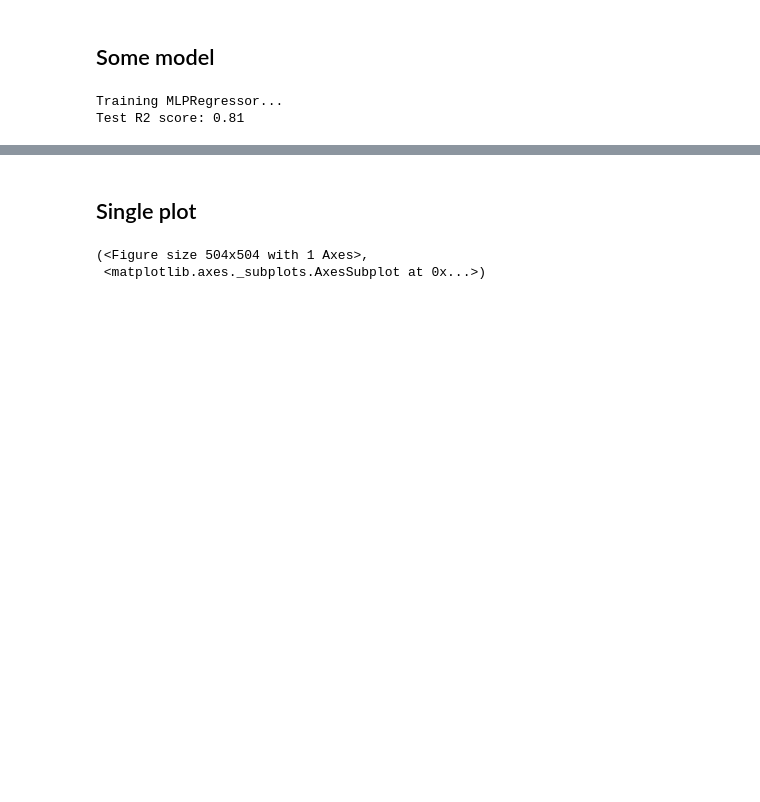
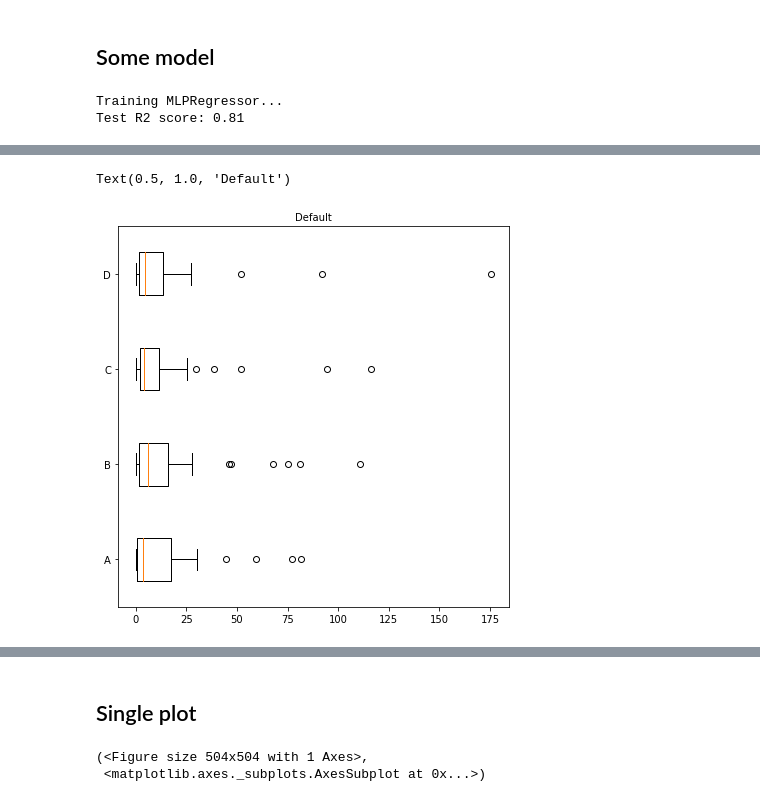
Before and after one commit to scottclay/MLLytics, a Jupyter notebook: examples/pdp.ipynb, the cells around one changed output, grey strips where cells are left out. Saved outputs shown, nothing was run; the diff lists cells and outputs as text; code cells hidden in the pictures; blank space fills up the shorter version.

```diff
--- a/examples/pdp.ipynb
+++ b/examples/pdp.ipynb
@@ -39,0 +108,10 @@ Test R2 score: 0.81
+# %%
+fig, axs = plt.subplots(nrows=1, ncols=1, figsize=(7, 7), sharey=True)
+axs.bxp(stats, vert=False)
+axs.set_title('Default', fontsize=fs)
+
+#axs.set_yscale('log')
+#axs.set_xticklabels(['A', 'B', 'C', 'Bla'])
+# %% [output]
+Text(0.5, 1.0, 'Default')
+[figure, added]
```
Also changed, not shown: parts of 15 cells of this notebook, 6 other files.
